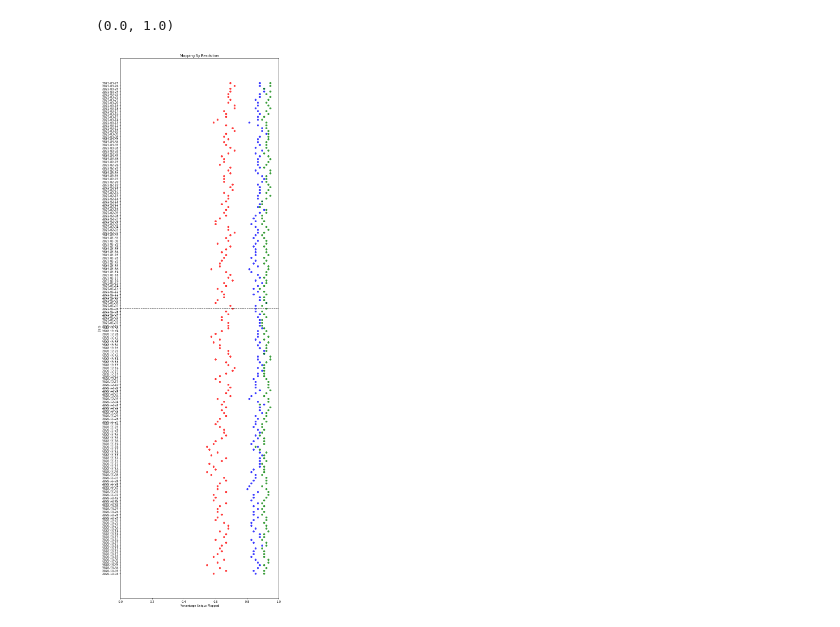
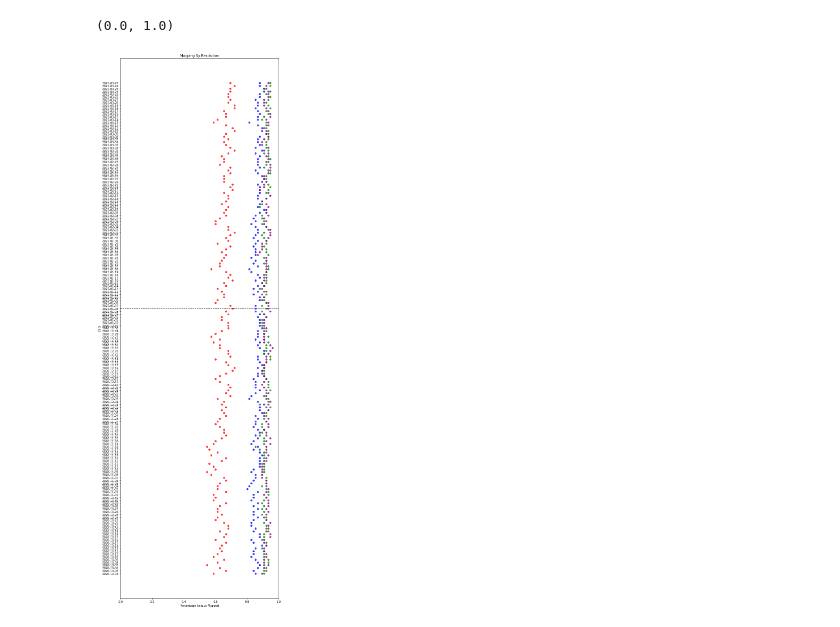
Before and after one commit to casonk/pushshift_python, a Jupyter notebook: Great_Lakes_HPC/ipynbs/compare_resolution.ipynb, the cells around one changed output. Cells and saved outputs as stored; diff of their text form; code cells hidden in the pictures.

```diff
--- a/Great_Lakes_HPC/ipynbs/compare_resolution.ipynb
+++ b/Great_Lakes_HPC/ipynbs/compare_resolution.ipynb
@@ -110,17 +114,19 @@ def best_match(r):
 rb_05 = best_match(0.5)
 rb_1  = best_match(1)
 rb_2  = best_match(2)
+rb_5  = best_match(5)
 # %%
 fig = plt.figure(figsize=(10, 35))
 plt.scatter(x=rb_05['succ_mapped'] / 75, y=rb_05.index.to_list(), alpha=0.75, c='r')
 plt.scatter(x=rb_1['succ_mapped']  / 75, y=rb_05.index.to_list(), alpha=0.75, c='b')
 plt.scatter(x=rb_2['succ_mapped']  / 75, y=rb_05.index.to_list(), alpha=0.75, c='g')
+plt.scatter(x=rb_5['succ_mapped']  / 75, y=rb_05.index.to_list(), alpha=0.75, c='purple')
 plt.plot([0,1], ['2021-01-06','2021-01-06'], alpha=0.75, c='black', ls='--')
 
 plt.title('Mapping By Resolution')
 plt.xlabel('Percentage Unique Mapped')
 plt.ylabel('Date')
 plt.xlim(0,1)
 # %% [output]
 (0.0, 1.0)
-[figure, old version]
+[figure, new version]
```
Also changed, not shown: parts of 5 cells of this notebook, 2 other files.
